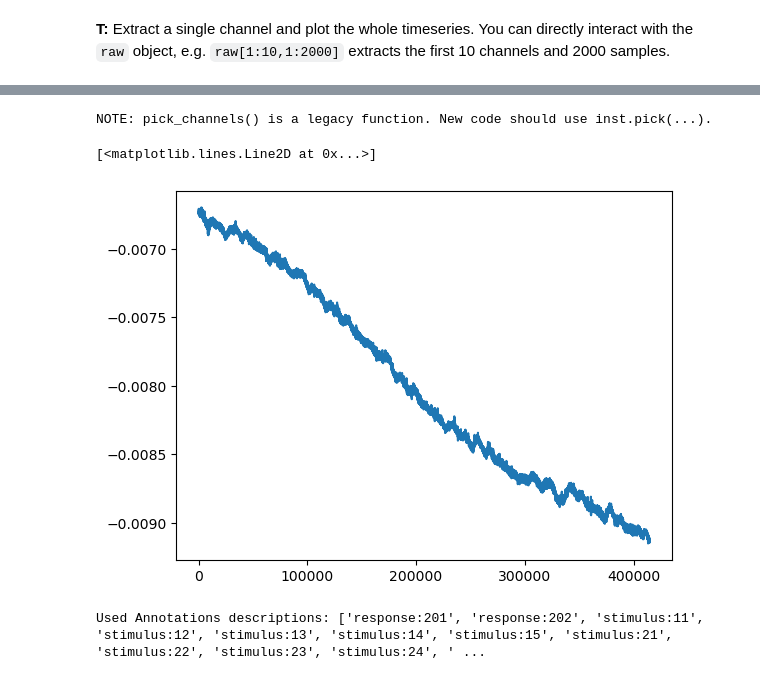
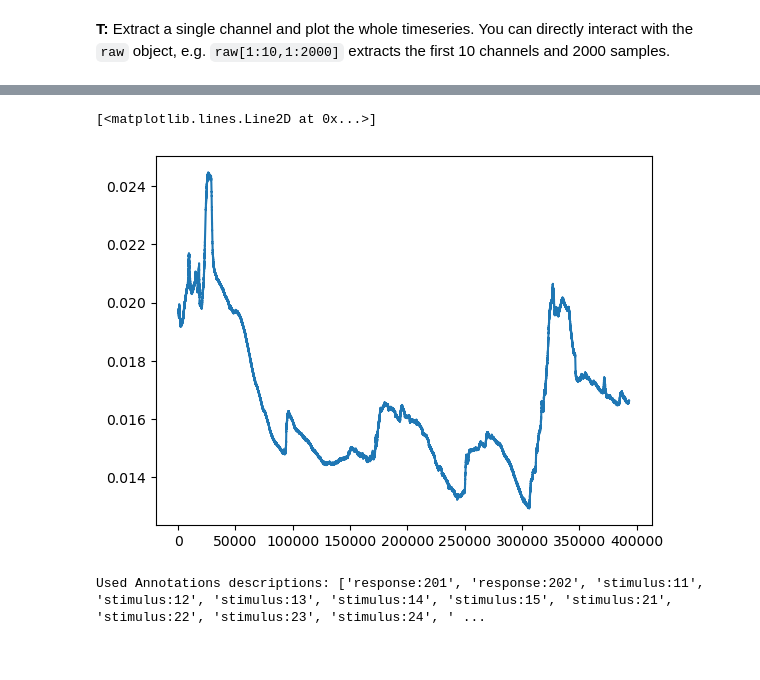
Before and after one commit to s-ccs/course_EEG, a Jupyter notebook: exercises/solutions/ex1_overview.ipynb, the cells around one changed output, grey strips where cells are left out. Cells and saved outputs as stored; diff of their text form; code cells hidden in the pictures.

```diff
--- a/exercises/solutions/ex1_overview.ipynb
+++ b/exercises/solutions/ex1_overview.ipynb
@@ -12,7 +12,7 @@ from mne_bids import (BIDSPath, read_raw_bids)
 #bids_root = "../../local/bids" # recommended data location
 #bids_root = "/bigpool/export/users/ehinger/erp-core/bids" # Bene's Server location
 bids_root = "/store/data/erp-core/"
-subject_id = '002' # recommend subject 2 for now
+subject_id = '030' # recommend subject 30 for now
 
 
 bids_path = BIDSPath(subject=subject_id,task="P3",session="P3",
@@ -77,10 +115,9 @@ raw.info
 # %%
-raw.pick_channels(["Cz"])
+raw.pick(["Cz"])
 plt.plot(raw[:,:][0].T)
 # %% [output]
-NOTE: pick_channels() is a legacy function. New code should use inst.pick(...).
+[<matplotlib.lines.Line2D at 0x...>]
-[<matplotlib.lines.Line2D at 0x...>]
-[figure, old version]
+[figure, new version]
 # %%
 evts,evts_dict = mne.events_from_annotations(raw)
 wanted_keys = [e for e in evts_dict.keys() if "stimulus" in e]
```
Also changed, not shown: parts of 11 cells of this notebook, 12 other files.
